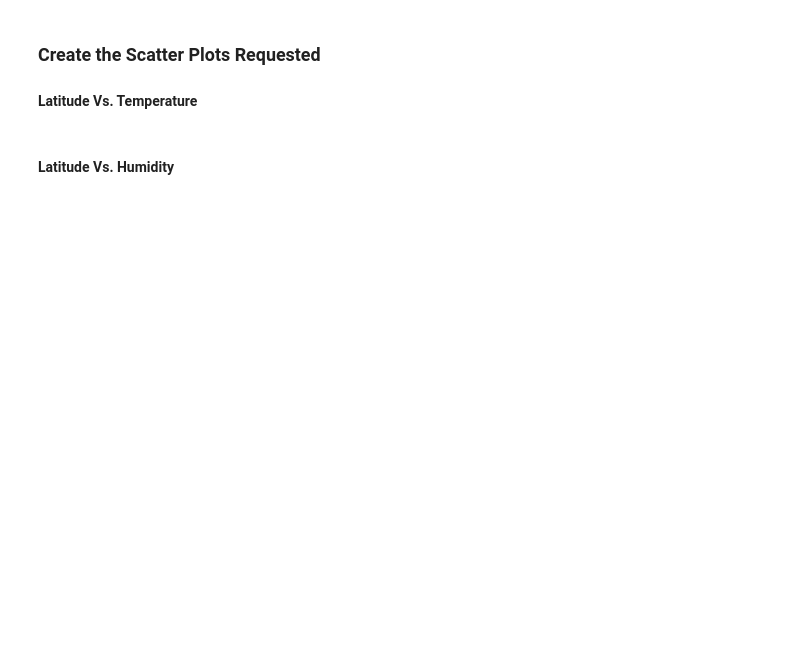
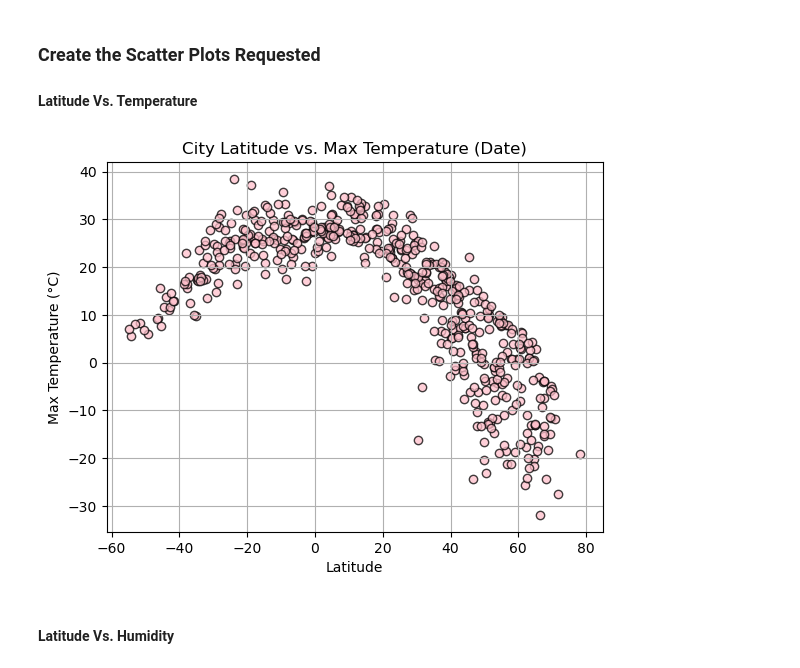
Before and after one commit to ThatCoryGirl/API-world-weather-challenge, a Jupyter notebook: Resources/WeatherPy.ipynb, the cells around one changed output. Saved outputs shown, nothing was run; the diff lists cells and outputs as text; code cells hidden in the pictures; blank space fills up the shorter version.

```diff
--- a/Resources/WeatherPy.ipynb
+++ b/Resources/WeatherPy.ipynb
@@ -149,19 +193,21 @@ city_data_df.head()
 #### Latitude Vs. Temperature
 # %%
 # Build scatter plot for latitude vs. temperature
-plt.scatter(city_data_df["coord"]["lat"], city_data_df["main"]["temp_max"], edgecolors="black", alpha=0.75)
+plt.scatter(city_data_df["Lat"], city_data_df["Max Temp"], edgecolors="black", color="pink", alpha=0.75)
 
 # Incorporate the other graph properties
 plt.title("City Latitude vs. Max Temperature (Date)")
 plt.xlabel("Latitude")
 plt.ylabel("Max Temperature (°C)")
 plt.grid(True)
 
 # Save the figure
 plt.savefig("output_data/Fig1.png")
 
 # Show plot
 plt.show()
+# %% [output]
+[figure, added]
 # %% [markdown]
 #### Latitude Vs. Humidity
 # %%
```
Also changed, not shown: parts of 37 cells of this notebook, 13 other files.
